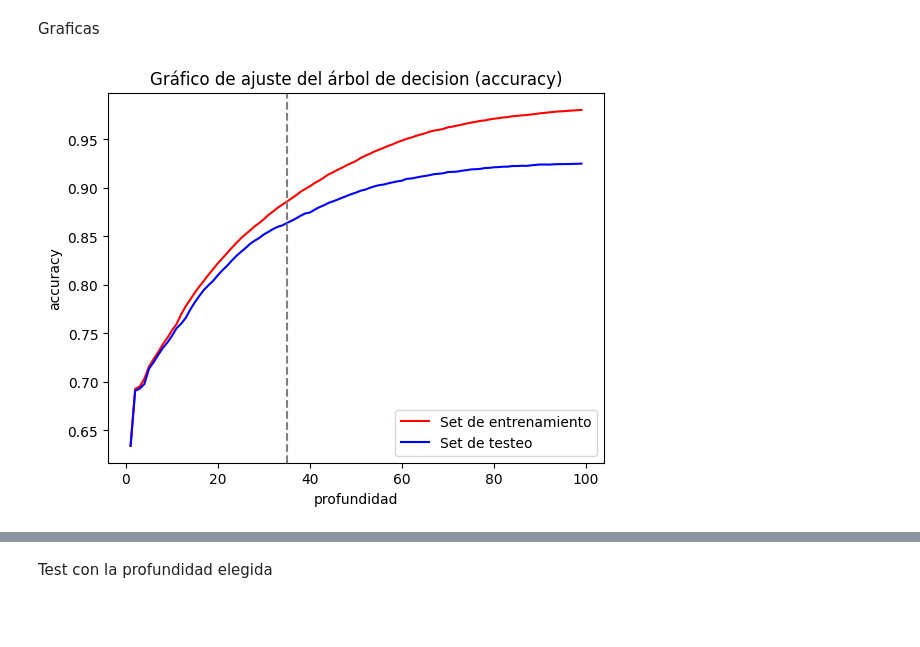
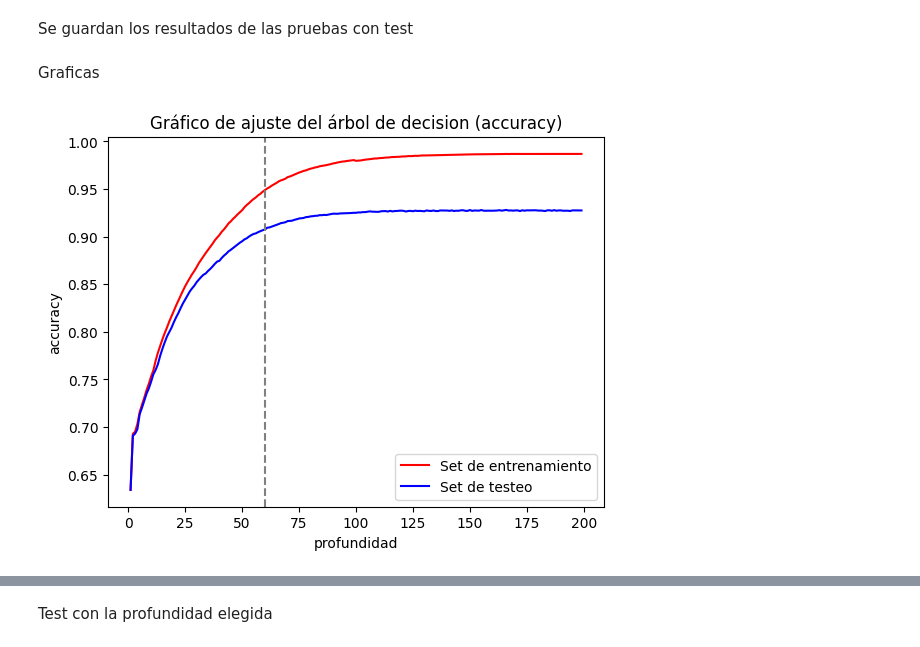
Before and after one commit to jcamilo730/Proyecto_02_predictionModel, a Jupyter notebook: treeModel.ipynb, the cells around one changed output, grey strips where cells are left out. Drawn from its saved outputs; the diff is of its cells as text; code cells hidden in the pictures; blank space fills up the shorter version.

```diff
--- a/treeModel.ipynb
+++ b/treeModel.ipynb
@@ -51,0 +47,2 @@ depth_tests['recallScore_train'] = depthRec.values()
+# %% [markdown]
+Se guardan los resultados de las pruebas con test
@@ -54,20 +56,20 @@ depth_tests.to_csv('tests_results/depth_train.csv', sep=';', mode='a', index=Fal
 # %% [markdown]
 Graficas
 # %%
-df_depthTest = pd.read_csv('tests_results/depth_tests.csv', sep=';')
+df_depthTest = pd.read_csv('tests_results/depth_test.csv', sep=';')
 df_depthTrain = pd.read_csv('tests_results/depth_train.csv', sep=';')
 # %%
 plt.figure()
 plt.plot(df_depthTrain['depth'], df_depthTrain['accuracy'], color='r', label='Set de entrenamiento')
 plt.plot(df_depthTest['depth'], df_depthTest['accuracy'], color='b', label='Set de testeo')
-plt.axvline(x=35, color = 'grey', linestyle="--")
+plt.axvline(x=60, color = 'grey', linestyle="--")
 plt.title('Gráfico de ajuste del árbol de decision (accuracy)', fontsize = 12)
 plt.legend()
 plt.xlabel("profundidad")
 plt.ylabel("accuracy")
 plt.show()
 # %% [output]
-[figure, old version]
+[figure, new version]
 # %%
 plt.figure()
 plt.plot(df_depthTrain['depth'], df_depthTrain['recallScore'], color='r', label='Set de entrenamiento')
```
Also changed, not shown: parts of 15 cells of this notebook, 6 other files.
